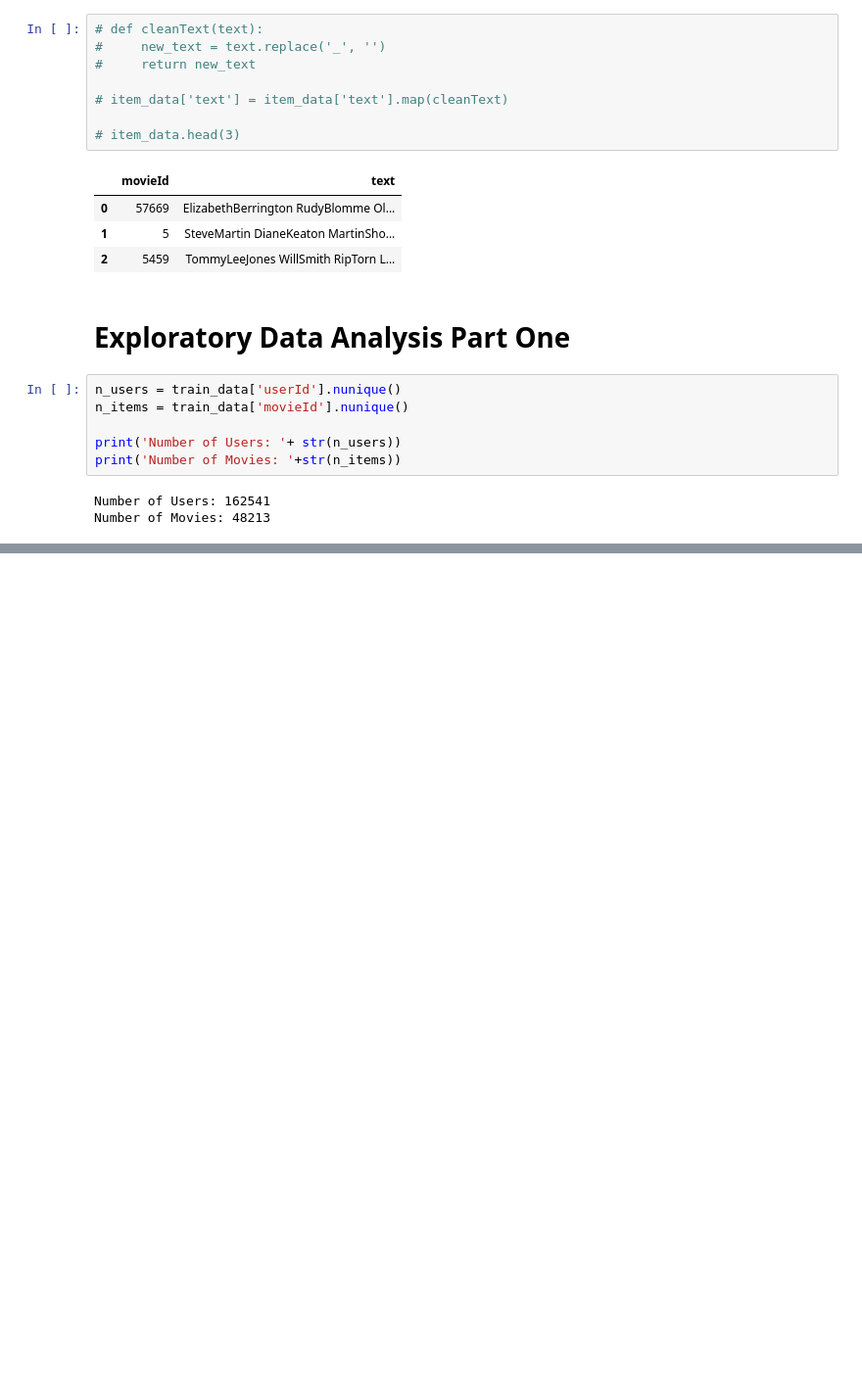
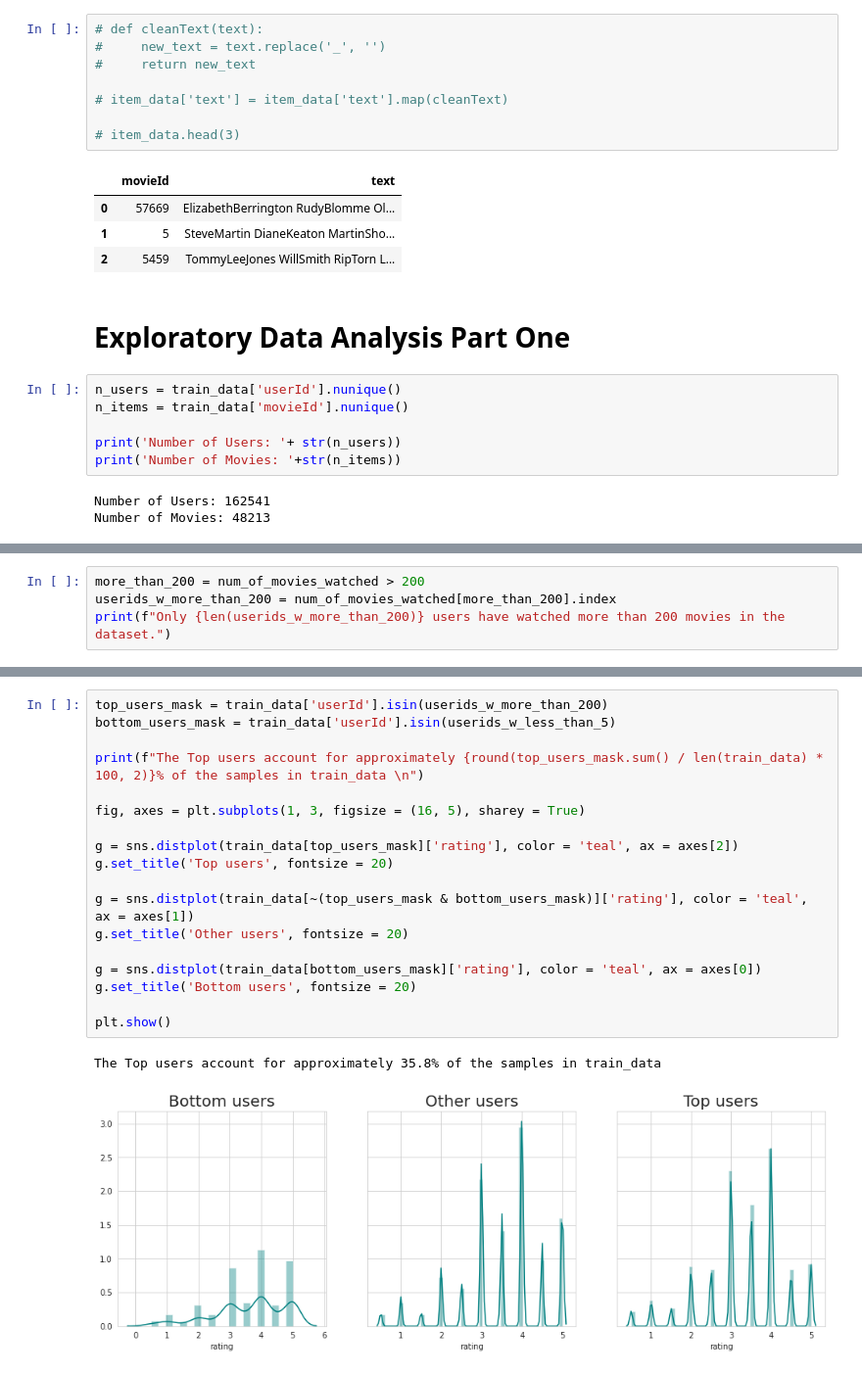
Before and after one commit to titusndondo/unsupervised-predict-streamlit-template, a Jupyter notebook: predict_deliverables/EDA.ipynb, the cells around one changed output, grey strips where cells are left out. Shown at 98% size. Cells and saved outputs as stored; diff of their text form; blank space fills up the shorter version.

```diff
--- a/predict_deliverables/EDA.ipynb
+++ b/predict_deliverables/EDA.ipynb
@@ -204,0 +238,4 @@ Number of Movies: 48213
+# %%
+more_than_200 = num_of_movies_watched > 200
+userids_w_more_than_200 = num_of_movies_watched[more_than_200].index
+print(f"Only {len(userids_w_more_than_200)} users have watched more than 200 movies in the dataset.")
@@ -204,0 +261,21 @@ Number of Movies: 48213
+# %%
+top_users_mask = train_data['userId'].isin(userids_w_more_than_200)
+bottom_users_mask = train_data['userId'].isin(userids_w_less_than_5)
+
+print(f"The Top users account for approximately {round(top_users_mask.sum() / len(train_data) * 100, 2)}% of the samples in train_data \n")
+
+fig, axes = plt.subplots(1, 3, figsize = (16, 5), sharey = True)
+
+g = sns.distplot(train_data[top_users_mask]['rating'], color = 'teal', ax = axes[2])
+g.set_title('Top users', fontsize = 20)
+
+g = sns.distplot(train_data[~(top_users_mask & bottom_users_mask)]['rating'], color = 'teal', ax = axes[1])
+g.set_title('Other users', fontsize = 20)
+
+g = sns.distplot(train_data[bottom_users_mask]['rating'], color = 'teal', ax = axes[0])
+g.set_title('Bottom users', fontsize = 20)
+
+plt.show()
+# %% [output]
+The Top users account for approximately 35.8% of the samples in train_data
+[figure, added]
```
Also changed, not shown: parts of 8 cells of this notebook.
